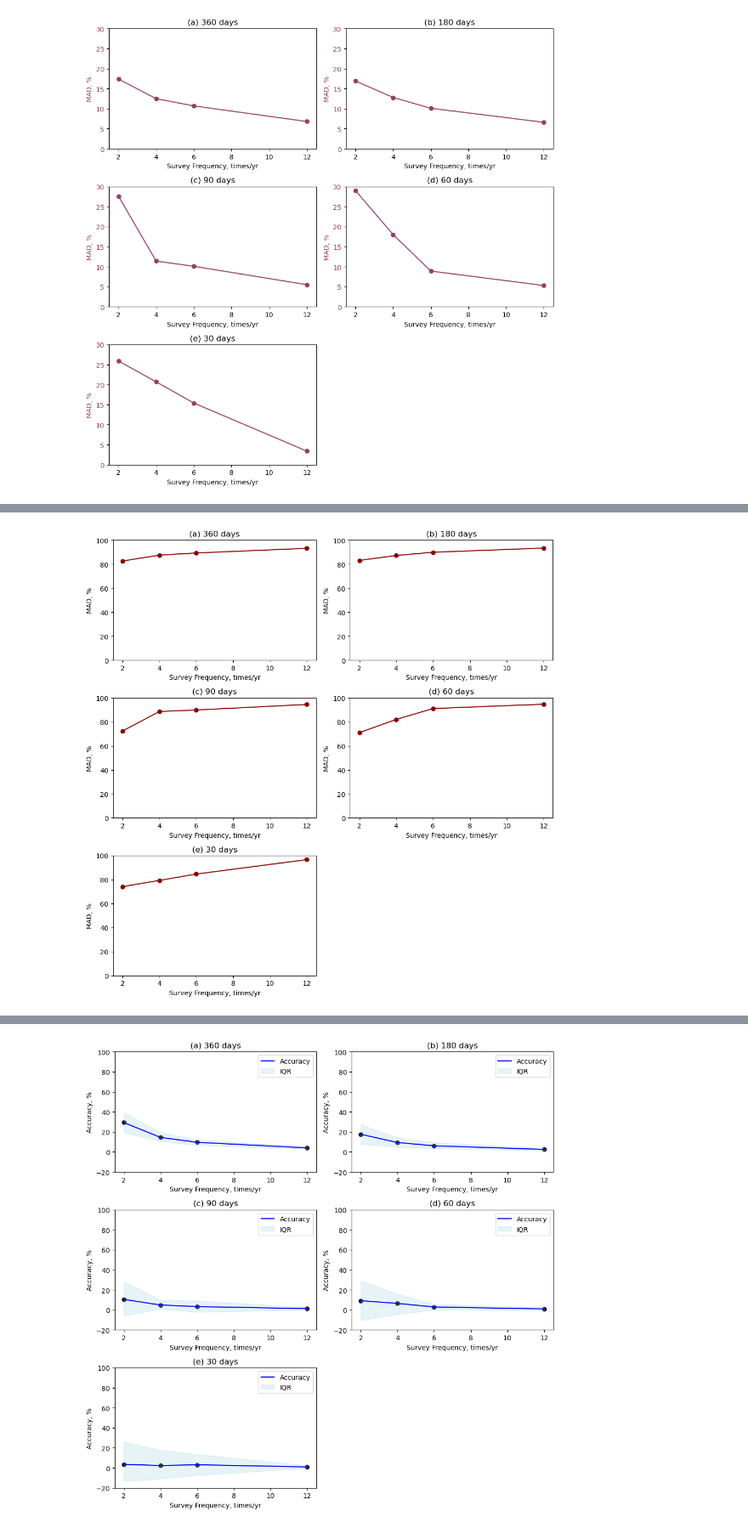
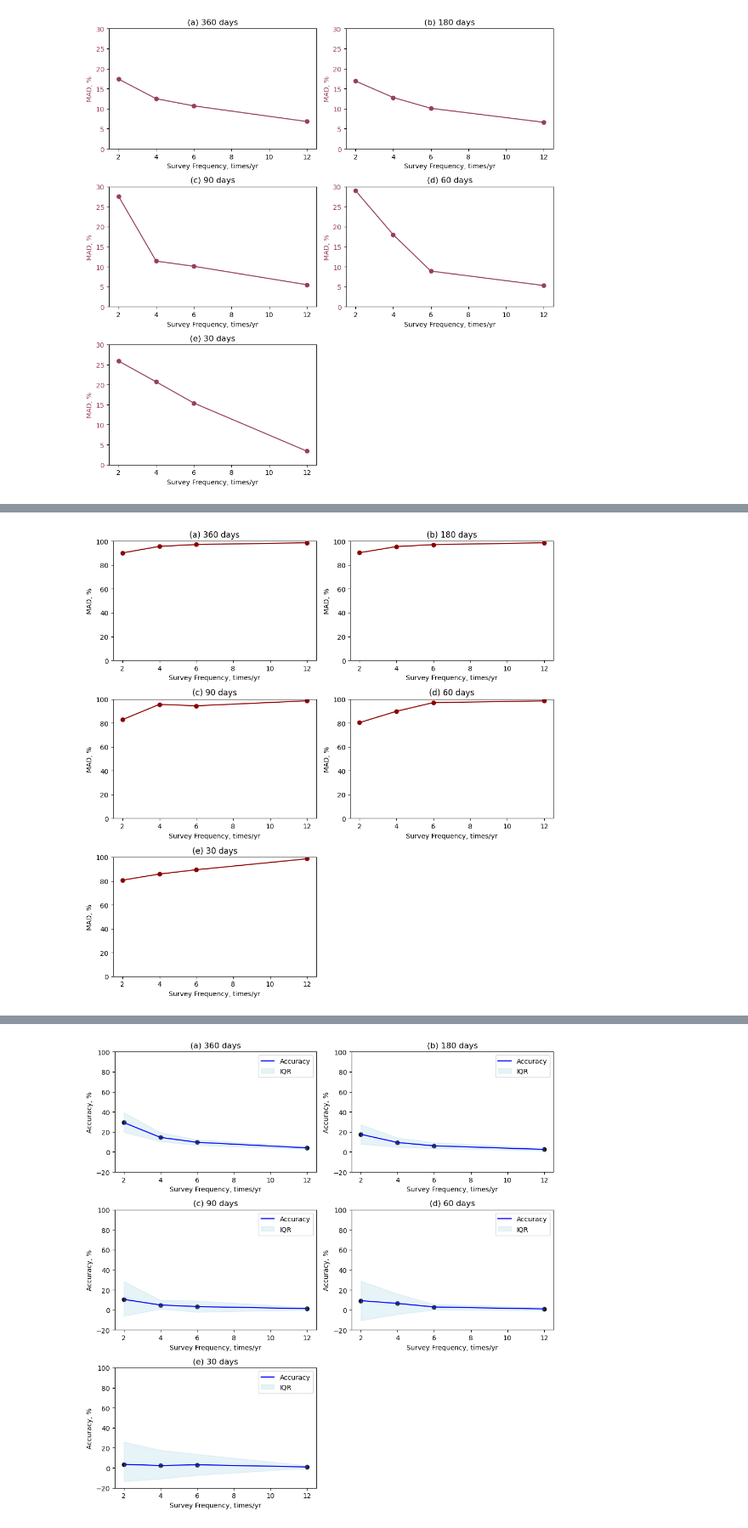
Before and after one commit to HJJJJX/Figure-Plotting, a Jupyter notebook: Uncertainty_paper_plot.ipynb, the cells around one changed output, grey strips where cells are left out. Shown at 85% size. Cells and saved outputs as stored; diff of their text form; code cells hidden in the pictures.

```diff
--- a/Uncertainty_paper_plot.ipynb
+++ b/Uncertainty_paper_plot.ipynb
@@ -641,42 +697,42 @@ import numpy as np
 # Sample data for scatter plots
 x_values = [[2, 4, 6, 12], [2, 4, 6, 12], [2, 4, 6, 12], [2, 4, 6, 12], [2, 4, 6, 12]]
 y_values_secondary = [
-    [17.4, 12.5, 10.7, 6.8],
-    [16.9, 12.8, 10.1, 6.6],
-    [27.6, 11.4, 10.1, 5.5],
-    [29, 18, 8.9, 5.3],
-    [25.9, 20.7, 15.4, 3.4],
+    [9.9, 4.4, 2.8, 1.4],
+    [9.7, 4.6, 2.9, 1.4],
+    [17.2, 4.4, 5.6, 1.4],
+    [19.7, 10.2, 2.9, 1.5],
+    [19.3, 14.2, 10.6, 1.4],
 ]
 
 # Create subplots
 fig, axs = plt.subplots(3, 2, figsize=(10, 10))
 
 # Titles for each subplot
 titles = ["(a) 360 days", "(b) 180 days", "(c) 90 days", "(d) 60 days", "(e) 30 days"]
 
 # Define common y-axis limits
 ylim_min = 0
 ylim_max = 100  # Adjust according to your data
 
 # Plot data for each subplot
 for j in range(3):
     for k in range(2):
         idx = j * 2 + k
         if idx == 5:  # Skip the 6th subplot
             continue
         ax = axs[j, k]
         ax.plot(x_values[idx], 100 - np.array(y_values_secondary[idx]), color="darkred", marker='o')  # Changed to plot
         ax.set_xlabel("Survey Frequency, times/yr")
         ax.set_ylabel("MAD, %")
         ax.tick_params(axis="y")
         ax.set_ylim(ylim_min, ylim_max)
         ax.set_title(titles[idx])
 
 # Hide the empty subplot
 fig.delaxes(axs[2, 1])
 
 plt.tight_layout()
-plt.savefig('Repair_Scenarios_Precision.png')
+plt.savefig('Non_Repair_Scenarios_Precision.png')
 plt.show()
 # %% [output]
-[figure, old version]
+[figure, new version]
```
Also changed, not shown: parts of 2 cells of this notebook.
